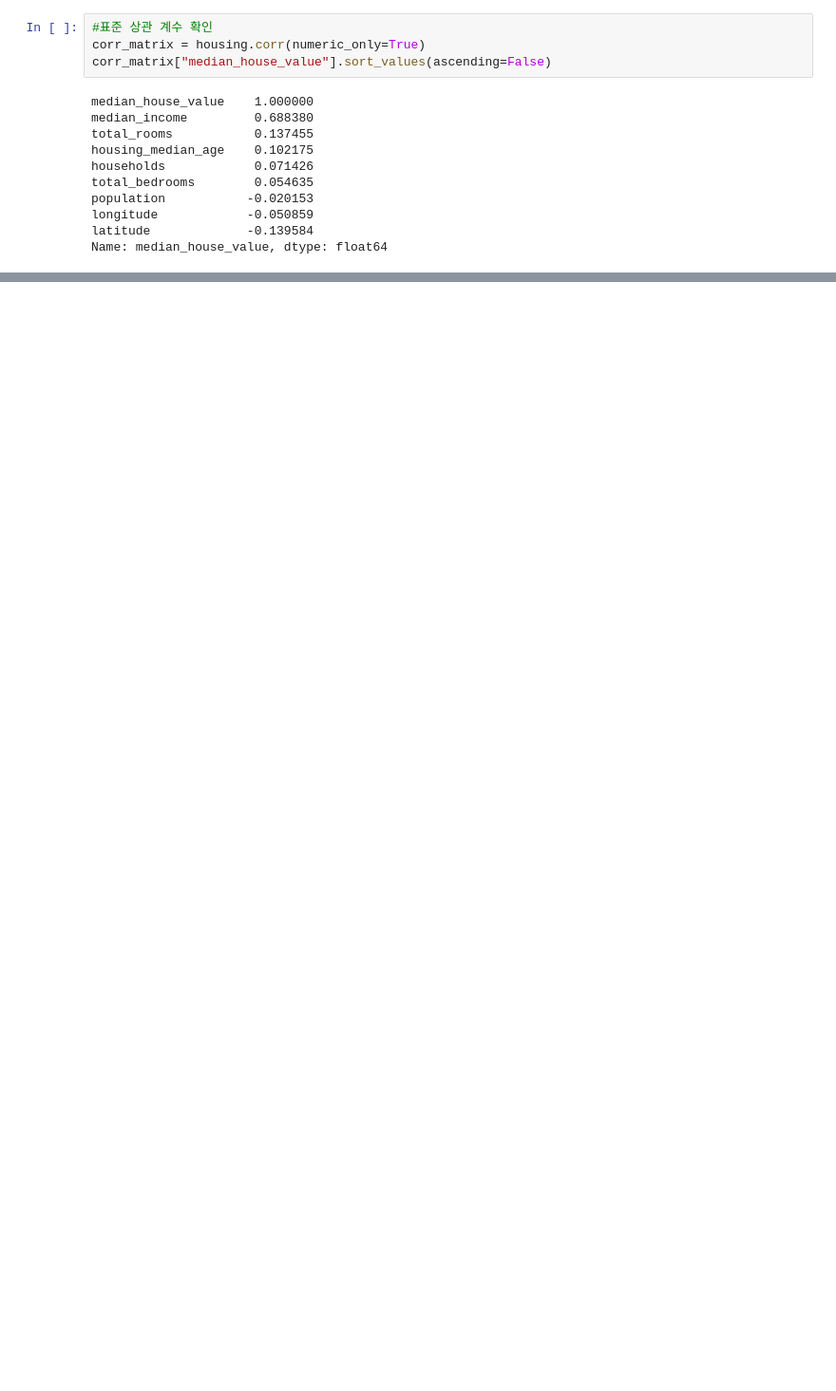
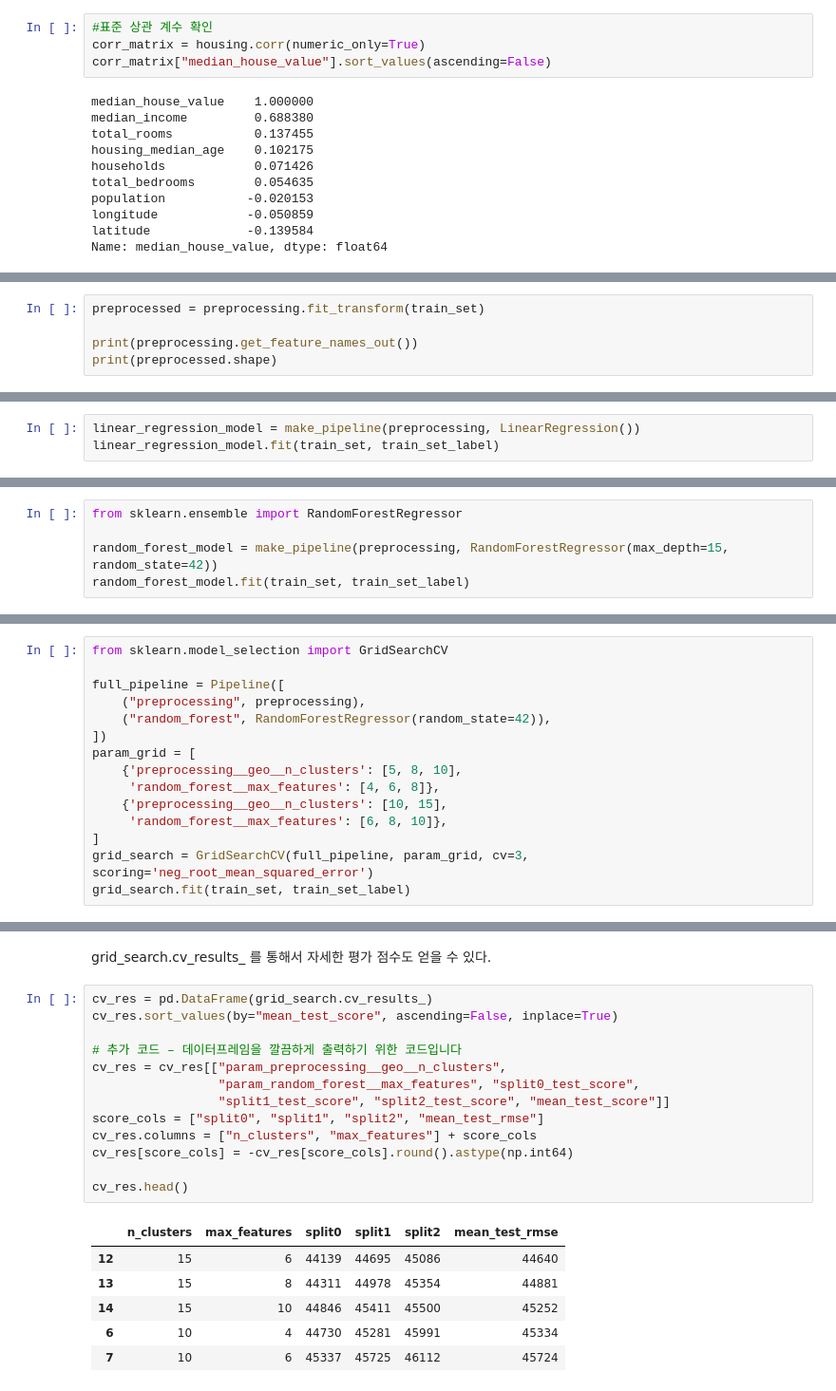
Before and after one commit to p0tat0-113/handson_ml_--, a Jupyter notebook: chapter2.ipynb, the cells around one changed output, grey strips where cells are left out. Shown at 95% size. Drawn from its saved outputs; the diff is of its cells as text; blank space fills up the shorter version.

```diff
--- a/chapter2.ipynb
+++ b/chapter2.ipynb
@@ -262,0 +857,5 @@ Name: median_house_value, dtype: float64
+# %%
+preprocessed = preprocessing.fit_transform(train_set)
+
+print(preprocessing.get_feature_names_out())
+print(preprocessed.shape)
@@ -262,0 +876,3 @@ Name: median_house_value, dtype: float64
+# %%
+linear_regression_model = make_pipeline(preprocessing, LinearRegression())
+linear_regression_model.fit(train_set, train_set_label)
@@ -262,0 +899,5 @@ Name: median_house_value, dtype: float64
+# %%
+from sklearn.ensemble import RandomForestRegressor
+
+random_forest_model = make_pipeline(preprocessing, RandomForestRegressor(max_depth=15, random_state=42))
+random_forest_model.fit(train_set, train_set_label)
@@ -262,0 +976,15 @@ Name: median_house_value, dtype: float64
+# %%
+from sklearn.model_selection import GridSearchCV
+
+full_pipeline = Pipeline([
+    ("preprocessing", preprocessing),
+    ("random_forest", RandomForestRegressor(random_state=42)),
+])
+param_grid = [
+    {'preprocessing__geo__n_clusters': [5, 8, 10],
+     'random_forest__max_features': [4, 6, 8]},
+    {'preprocessing__geo__n_clusters': [10, 15],
+     'random_forest__max_features': [6, 8, 10]},
+]
+grid_search = GridSearchCV(full_pipeline, param_grid, cv=3, scoring='neg_root_mean_squared_error')
+grid_search.fit(train_set, train_set_label)
@@ -262,0 +1031,22 @@ Name: median_house_value, dtype: float64
+# %% [markdown]
+grid_search.cv_results_ 를 통해서 자세한 평가 점수도 얻을 수 있다.
+# %%
+cv_res = pd.DataFrame(grid_search.cv_results_)
+cv_res.sort_values(by="mean_test_score", ascending=False, inplace=True)
+
+# 추가 코드 – 데이터프레임을 깔끔하게 출력하기 위한 코드입니다
+cv_res = cv_res[["param_preprocessing__geo__n_clusters",
+                 "param_random_forest__max_features", "split0_test_score",
+                 "split1_test_score", "split2_test_score", "mean_test_score"]]
+score_cols = ["split0", "split1", "split2", "mean_test_rmse"]
+cv_res.columns = ["n_clusters", "max_features"] + score_cols
+cv_res[score_cols] = -cv_res[score_cols].round().astype(np.int64)
+
+cv_res.head()
+# %% [output]
+|  | n_clusters | max_features | split0 | split1 | split2 | mean_test_rmse |
+| 12 | 15 | 6 | 44139 | 44695 | 45086 | 44640 |
+| 13 | 15 | 8 | 44311 | 44978 | 45354 | 44881 |
+| 14 | 15 | 10 | 44846 | 45411 | 45500 | 45252 |
+| 6 | 10 | 4 | 44730 | 45281 | 45991 | 45334 |
+| 7 | 10 | 6 | 45337 | 45725 | 46112 | 45724 |
```
Also changed, not shown: parts of 100 cells of this notebook.
